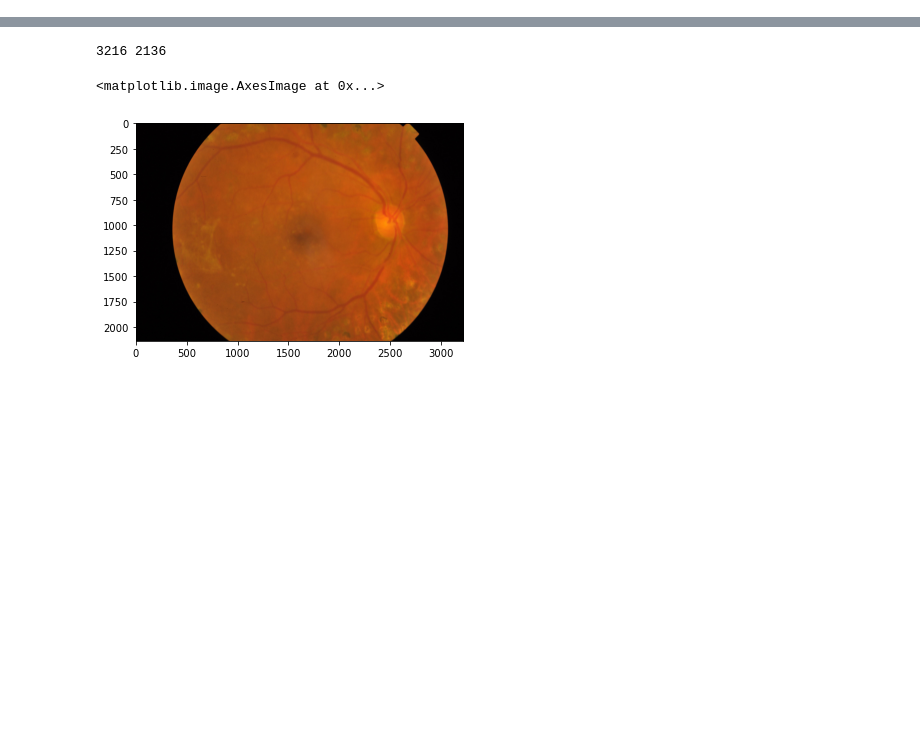
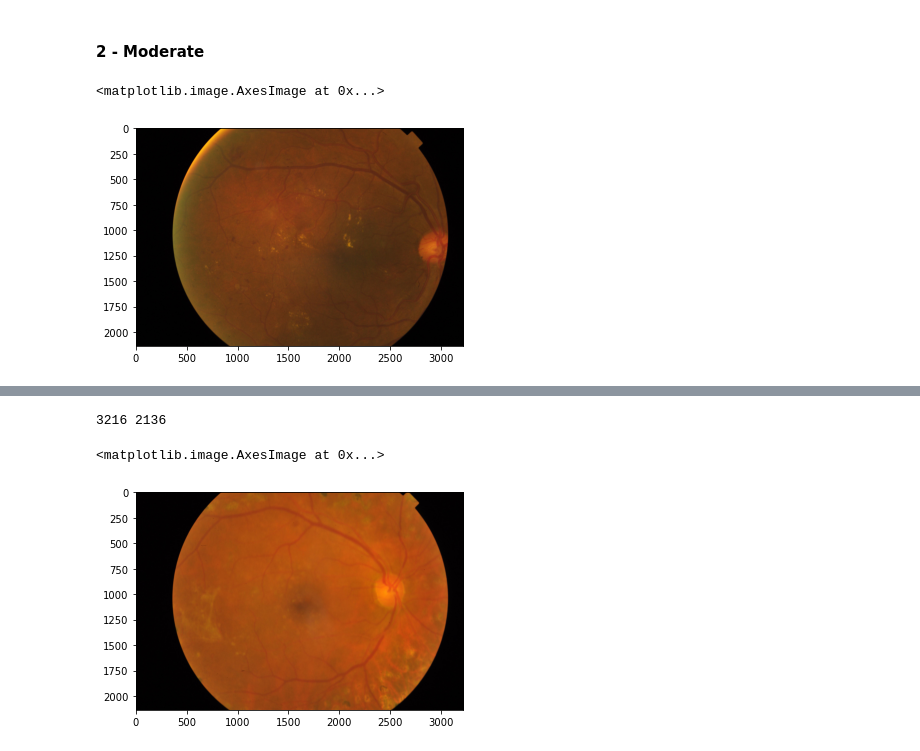
Before and after one commit to Andrea-Arguello/CNN_DR, a Jupyter notebook: Lab3.ipynb, the cells around one changed output, grey strips where cells are left out. Drawn from its saved outputs; the diff is of its cells as text; code cells hidden in the pictures; blank space fills up the shorter version.

```diff
--- a/Lab3.ipynb
+++ b/Lab3.ipynb
@@ -25,0 +69,8 @@ train_df
+# %% [markdown]
+#### 2 - Moderate
+# %%
+moderate = Image.open(train_df[train_df.diagnosis==2].iloc[0].path)
+plt.imshow(np.asarray(moderate))
+# %% [output]
+<matplotlib.image.AxesImage at 0x...>
+[figure, added]
```
Also changed, not shown: parts of 20 cells of this notebook, 8 other files.
